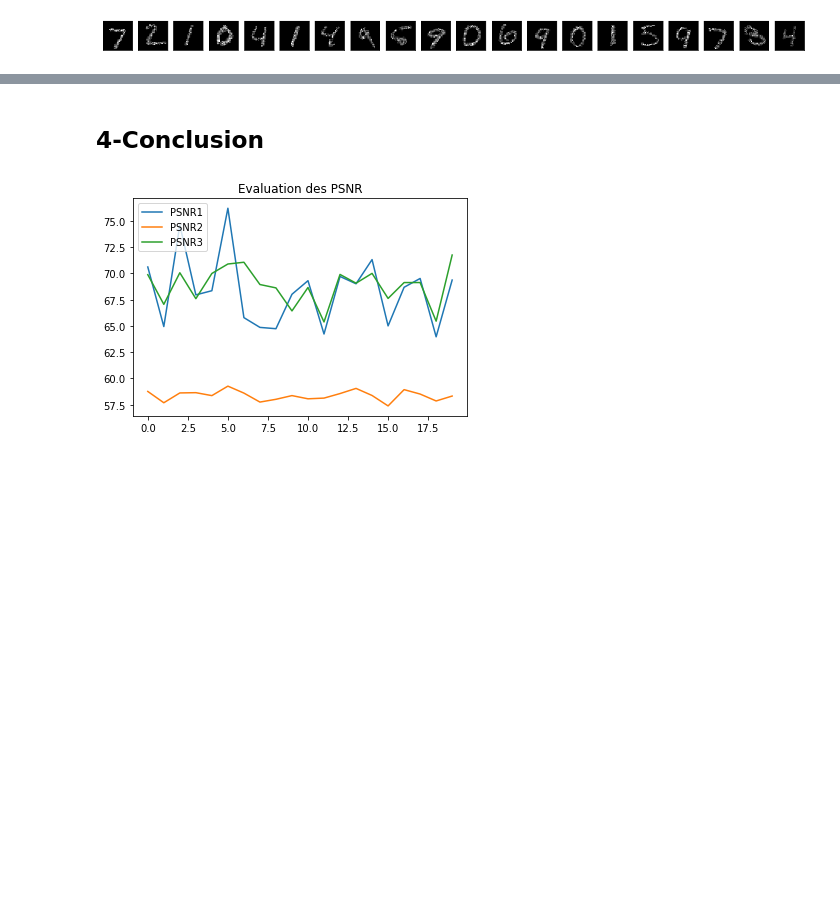
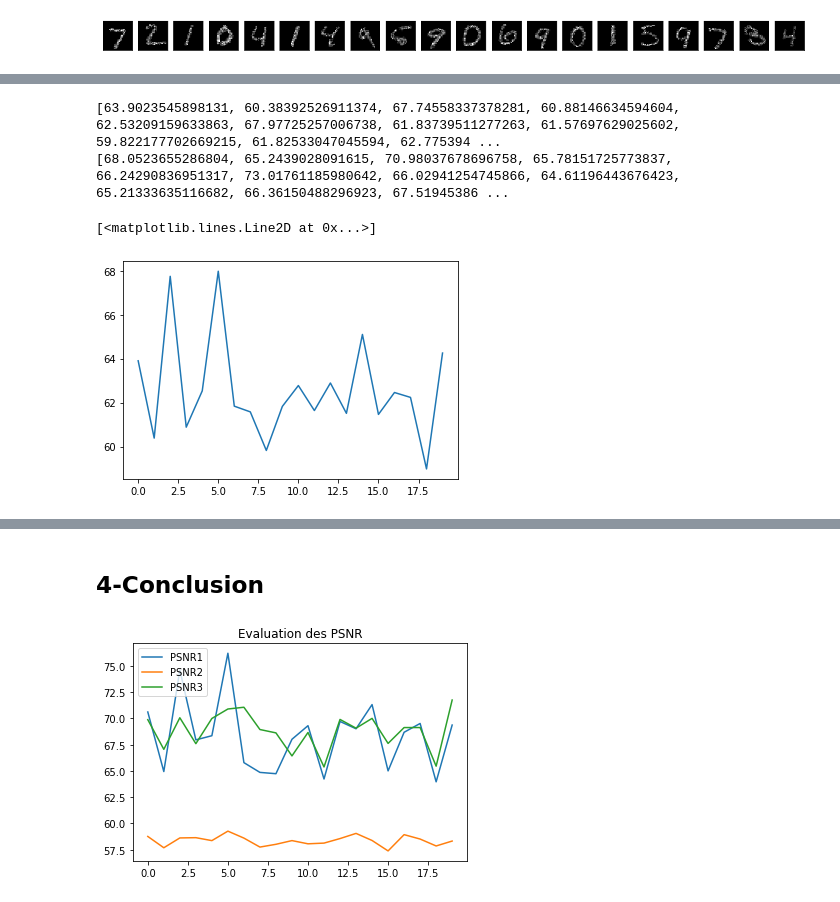
Before and after one commit to ecsquare/Deep-Compression-with-autoencoder, a Jupyter notebook: Compression_with_autoencoder.ipynb, the cells around one changed output, grey strips where cells are left out. Cells and saved outputs as stored; diff of their text form; code cells hidden in the pictures; blank space fills up the shorter version.

```diff
--- a/Compression_with_autoencoder.ipynb
+++ b/Compression_with_autoencoder.ipynb
@@ -400,0 +438,15 @@ plt.show()
+# %%
+d4=[]
+for i in range(20):
+    d4.append(psnr(x_test_noisy[i],decoded_imgs_poisson[i]))
+print(d4)
+d44=[]
+for i in range(20):
+    d44.append(psnr(X_test[i],decoded_imgs_poisson[i]))
+print(d44)
+plt.plot(d4)
+# %% [output]
+[63.9023545898131, 60.38392526911374, 67.74558337378281, 60.88146634594604, 62.53209159633863, 67.97725257006738, 61.83739511277263, 61.57697629025602, 59.822177702669215, 61.82533047045594, 62.775394 ...
+[68.0523655286804, 65.2439028091615, 70.98037678696758, 65.78151725773837, 66.24290836951317, 73.01761185980642, 66.02941254745866, 64.61196443676423, 65.21333635116682, 66.36150488296923, 67.51945386 ...
+[<matplotlib.lines.Line2D at 0x...>]
+[figure, added]
```
Also changed, not shown: parts of 12 cells of this notebook.
